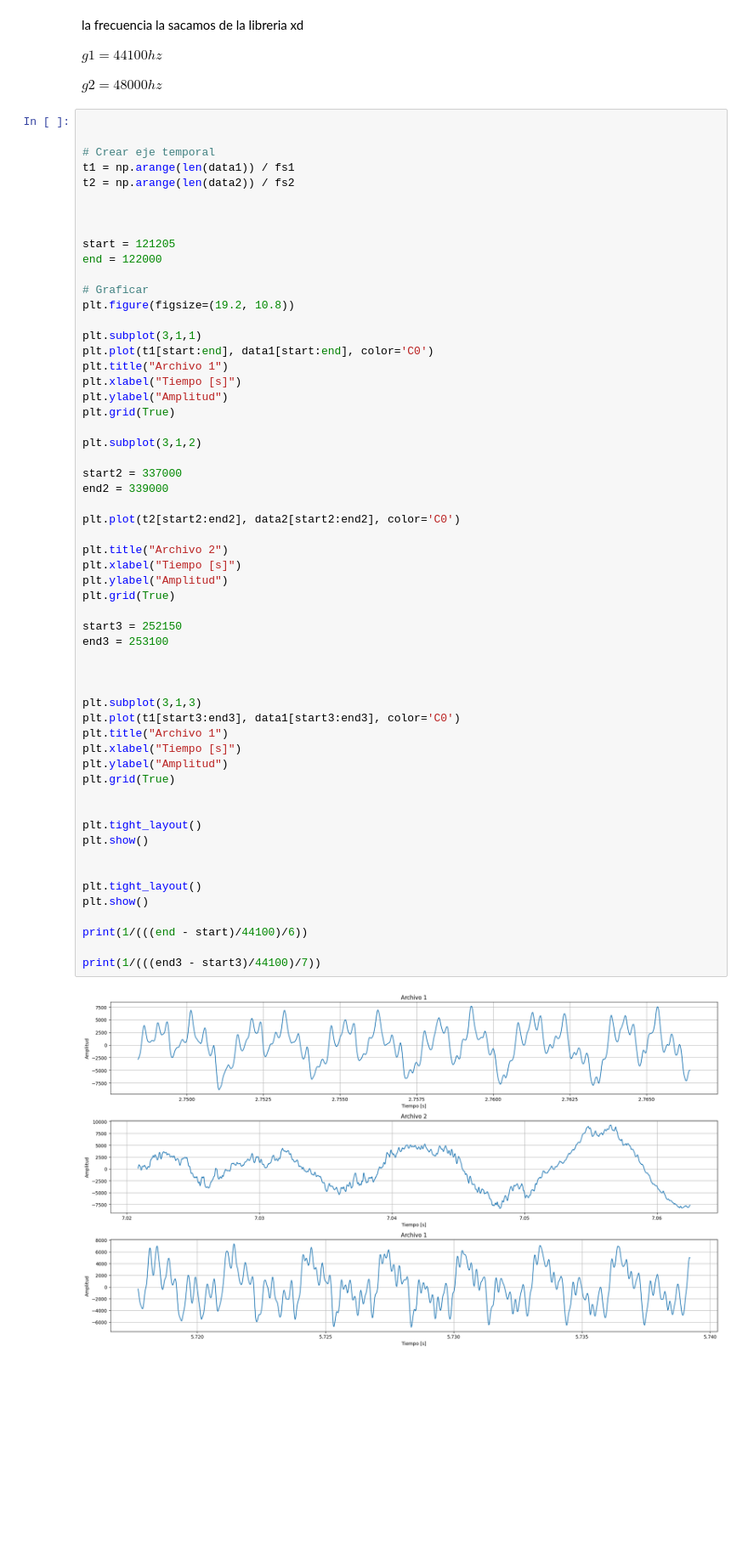
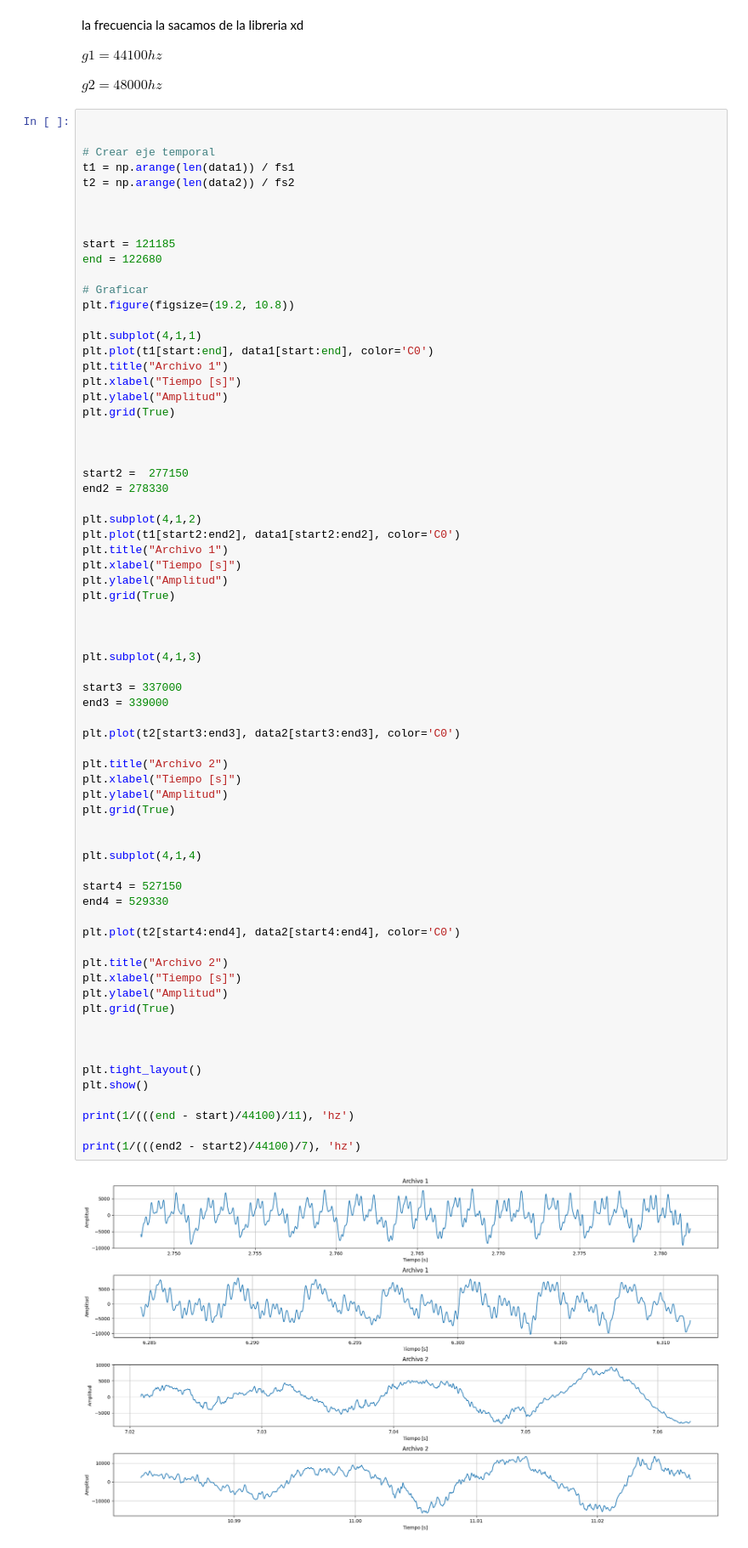
Before and after one commit to felifern/SENIALES, a Jupyter notebook: tp.ipynb, the cells around one changed output. Shown: that part at 85% size. Cells and saved outputs as stored; diff of their text form; blank space fills up the shorter version.

```diff
--- a/tp.ipynb
+++ b/tp.ipynb
@@ -64,53 +64,65 @@ t2 = np.arange(len(data2)) / fs2
 
 
 
-start = 121205
-end = 122000
+start = 121185
+end = 122680
 
 # Graficar
 plt.figure(figsize=(19.2, 10.8))
 
-plt.subplot(3,1,1)
+plt.subplot(4,1,1)
 plt.plot(t1[start:end], data1[start:end], color='C0')
 plt.title("Archivo 1")
 plt.xlabel("Tiempo [s]")
 plt.ylabel("Amplitud")
 plt.grid(True)
 
-plt.subplot(3,1,2)
 
-start2 = 337000
-end2 = 339000
 
-plt.plot(t2[start2:end2], data2[start2:end2], color='C0')
+start2 =  277150
+end2 = 278330
+
+plt.subplot(4,1,2)
+plt.plot(t1[start2:end2], data1[start2:end2], color='C0')
+plt.title("Archivo 1")
+plt.xlabel("Tiempo [s]")
+plt.ylabel("Amplitud")
+plt.grid(True)
+
+
+
+plt.subplot(4,1,3)
+
+start3 = 337000
+end3 = 339000
+
+plt.plot(t2[start3:end3], data2[start3:end3], color='C0')
 
 plt.title("Archivo 2")
 plt.xlabel("Tiempo [s]")
 plt.ylabel("Amplitud")
 plt.grid(True)
 
-start3 = 252150
-end3 = 253100
 
+plt.subplot(4,1,4)
 
+start4 = 527150
+end4 = 529330
 
-plt.subplot(3,1,3)
-plt.plot(t1[start3:end3], data1[start3:end3], color='C0')
-plt.title("Archivo 1")
+plt.plot(t2[start4:end4], data2[start4:end4], color='C0')
+
+plt.title("Archivo 2")
 plt.xlabel("Tiempo [s]")
 plt.ylabel("Amplitud")
 plt.grid(True)
 
 
-plt.tight_layout()
-plt.show()
-
 
 plt.tight_layout()
 plt.show()
 
-print(1/(((end - start)/44100)/6))
+print(1/(((end - start)/44100)/11), 'hz')
 
-print(1/(((end3 - start3)/44100)/7))
+print(1/(((end2 - start2)/44100)/7), 'hz')
 # %% [output]
-[figure, old version]
+[figure, new version]
```
Also changed, not shown: parts of 3 cells of this notebook.
